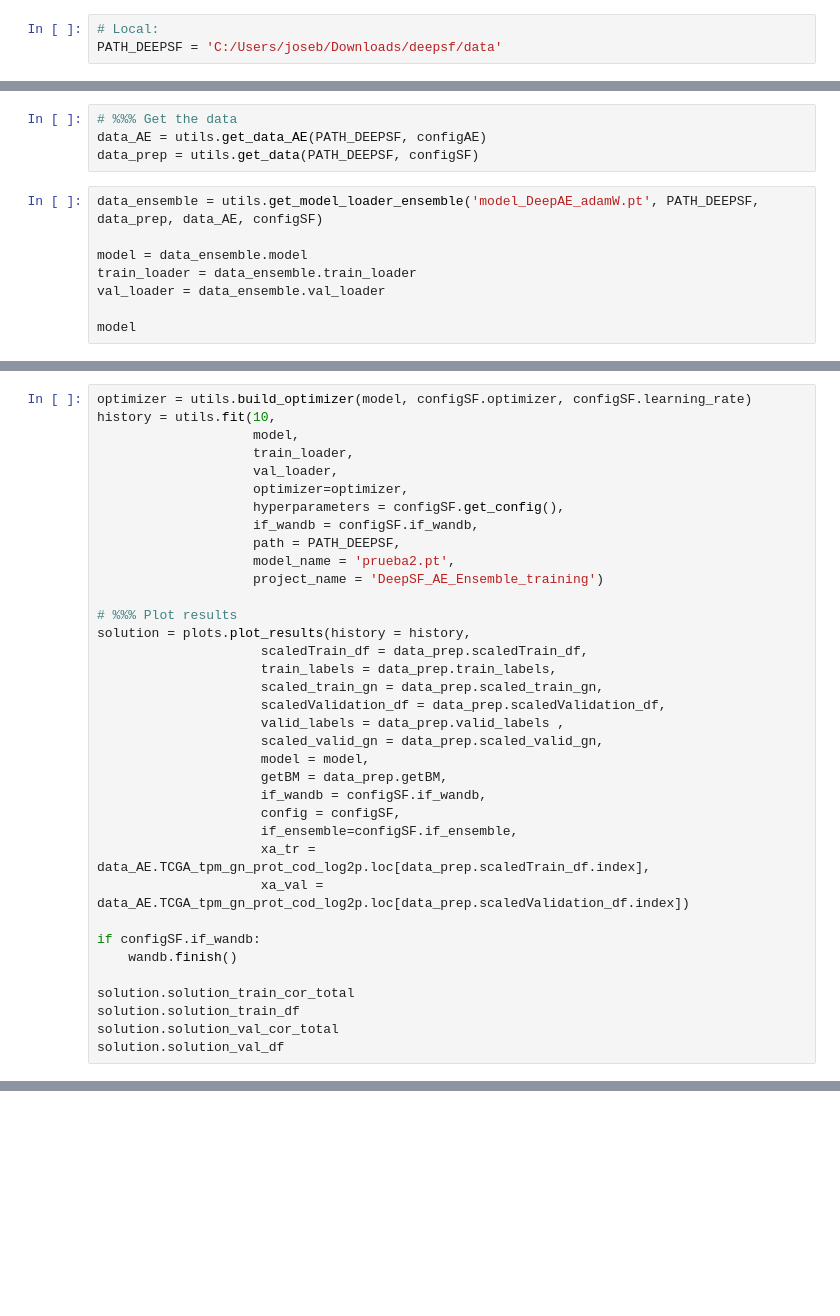
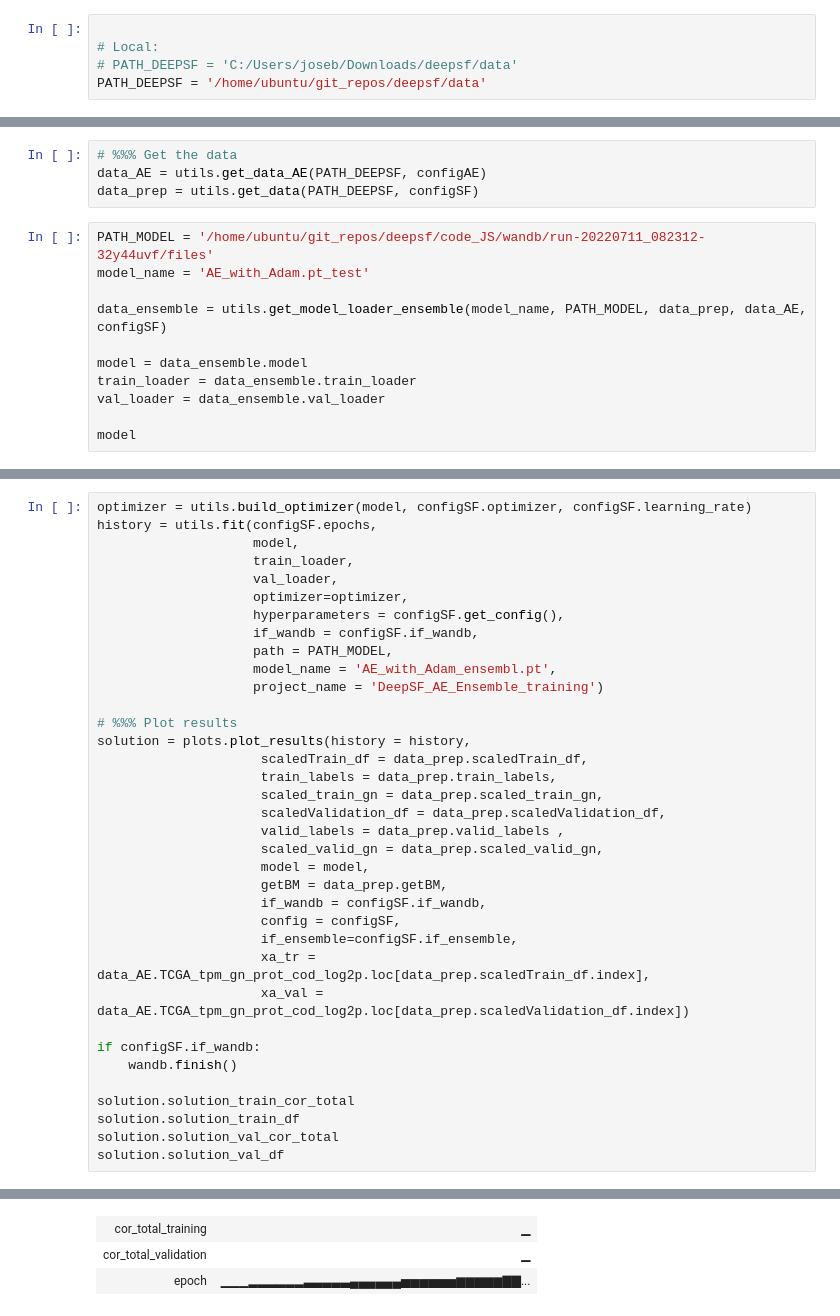
Before and after one commit to FernandoCarazoMelo/deepsf, a Jupyter notebook: code_JS/main_deepSF_AE_Ensemble.ipynb, the cells around one changed output, grey strips where cells are left out. Cells and saved outputs as stored; diff of their text form; blank space fills up the shorter version.

```diff
--- a/code_JS/main_deepSF_AE_Ensemble.ipynb
+++ b/code_JS/main_deepSF_AE_Ensemble.ipynb
@@ -20,8 +20,10 @@ import utils.utils as utils
 import utils.plots as plots
 import modelsNN.modelsNN as modelsNN
 # %%
+
 # Local:
-PATH_DEEPSF = 'C:/Users/joseb/Downloads/deepsf/data'
+# PATH_DEEPSF = 'C:/Users/joseb/Downloads/deepsf/data'
+PATH_DEEPSF = '/home/ubuntu/git_repos/deepsf/data'
 # %%
 # %%% Setting deepAE NN characteristics.
 configAE = Config_AE()
@@ -33,7 +54,10 @@ configSF.get_config()
 data_AE = utils.get_data_AE(PATH_DEEPSF, configAE)
 data_prep = utils.get_data(PATH_DEEPSF, configSF)
 # %%
-data_ensemble = utils.get_model_loader_ensemble('model_DeepAE_adamW.pt', PATH_DEEPSF, data_prep, data_AE, configSF)
+PATH_MODEL = '/home/ubuntu/git_repos/deepsf/code_JS/wandb/run-20220711_082312-32y44uvf/files'
+model_name = 'AE_with_Adam.pt_test'
+
+data_ensemble = utils.get_model_loader_ensemble(model_name, PATH_MODEL, data_prep, data_AE, configSF)
 
 model = data_ensemble.model
 train_loader = data_ensemble.train_loader
@@ -43,14 +82,14 @@ model
 # %%
 optimizer = utils.build_optimizer(model, configSF.optimizer, configSF.learning_rate)
-history = utils.fit(10,
+history = utils.fit(configSF.epochs,
                     model,
                     train_loader,
                     val_loader,
                     optimizer=optimizer,
                     hyperparameters = configSF.get_config(),
                     if_wandb = configSF.if_wandb,
-                    path = PATH_DEEPSF,
-                    model_name = 'prueba2.pt',
+                    path = PATH_MODEL,
+                    model_name = 'AE_with_Adam_ensembl.pt',
                     project_name = 'DeepSF_AE_Ensemble_training')
 
 # %%% Plot results
@@ -76,3 +115,4 @@ solution.solution_train_cor_total
 solution.solution_train_df
 solution.solution_val_cor_total
 solution.solution_val_df
+# %% [output]
@@ -78,0 +149,3 @@ solution.solution_val_df
+| cor_total_training | ▁ |
+| cor_total_validation | ▁ |
+| epoch | ▁▁▁▂▂▂▂▂▂▃▃▃▃▃▄▄▄▄▄▄▅▅▅▅▅▅▆▆▆▆▆▇▇... |
```
Also changed, not shown: parts of 4 cells of this notebook, 2 other files.
